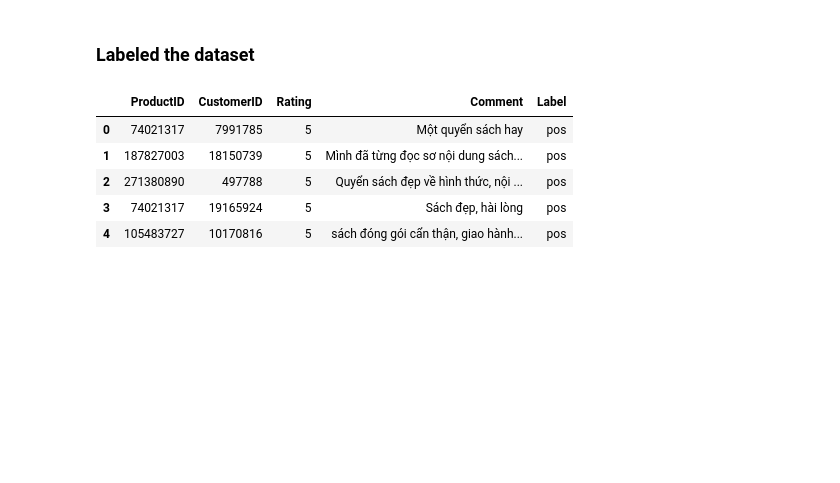
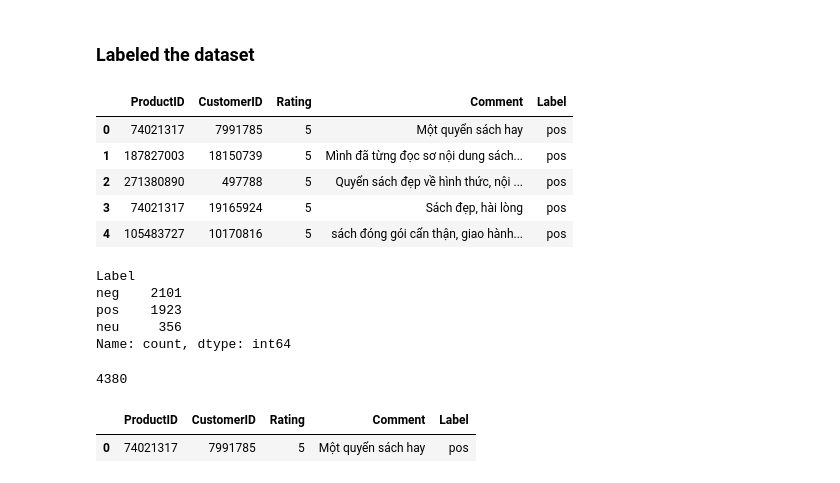
Before and after one commit to dattv23/DoAnTotNghiep, a Jupyter notebook: 03.SourceCode/prepare_dataset.ipynb, the cells around one changed output. Saved outputs shown, nothing was run; the diff lists cells and outputs as text; code cells hidden in the pictures; blank space fills up the shorter version.

```diff
--- a/03.SourceCode/prepare_dataset.ipynb
+++ b/03.SourceCode/prepare_dataset.ipynb
@@ -73,24 +87,20 @@ reviews_5stars.to_csv("../02.Dataset/labeled/reviews_5stars.csv", index=False)
 # %% [markdown]
 ### Labeled the dataset
 # %%
-reviews_5stars = pd.read_csv('../02.Dataset/labeled/reviews_5stars.csv')
-reviews_4stars = pd.read_excel(
-    "../02.Dataset/labeled/reviews_4stars.xlsx", sheet_name="Sheet1"
-)
-reviews_3stars = pd.read_excel(
-    "../02.Dataset/labeled/reviews_3stars.xlsx", sheet_name="Sheet1"
-)
+reviews_5stars = pd.read_csv("../02.Dataset/labeled/reviews_5stars.csv")
+reviews_4stars = pd.read_csv("../02.Dataset/labeled/reviews_4stars.csv")
+reviews_3stars = pd.read_csv("../02.Dataset/labeled/reviews_3stars.csv")
 reviews_2stars = pd.read_csv("../02.Dataset/labeled/reviews_2stars.csv")
 reviews_1star = pd.read_csv("../02.Dataset/labeled/reviews_1star.csv")
+
 # Concatenate all DataFrames into one
-reviews = pd.concat(
-    [reviews_5stars, reviews_4stars, reviews_3stars, reviews_2stars, reviews_1star],
-    ignore_index=True,
-)
+reviews = pd.concat([reviews_5stars, reviews_4stars, reviews_3stars, reviews_2stars, reviews_1star], ignore_index=True)
 # %%
 reviews.dropna(subset=["Comment"], inplace=True)
 reviews["Label"] = reviews["Label"].str.strip().str.replace("\\", "", regex=False)
 # %%
+reviews.dropna(subset=["Comment"], inplace=True)
+reviews.dropna(subset=["Label"], inplace=True)
 reviews.reset_index(drop=True, inplace=True)
 # %%
 reviews.head()
@@ -101,5 +111,24 @@ reviews.head()
 | 2 | 271380890 | 497788 | 5 | Quyển sách đẹp về hình thức, nội ... | pos |
 | 3 | 74021317 | 19165924 | 5 | Sách đẹp, hài lòng | pos |
 | 4 | 105483727 | 10170816 | 5 | sách đóng gói cẩn thận, giao hành... | pos |
+# %%
+reviews['Label'].value_counts()
+# %% [output]
+Label
+neg    2101
+pos    1923
+neu     356
+Name: count, dtype: int64
+# %%
+reviews = reviews[reviews['Label'] != 'neu']
+# %%
+len(reviews)
+# %% [output]
+4380
 # %%
 reviews.to_csv("../02.Dataset/labeled/reviews.csv", index=False)
+# %%
+reviews.query("CustomerID == 7991785").head(10)
+# %% [output]
+|  | ProductID | CustomerID | Rating | Comment | Label |
+| 0 | 74021317 | 7991785 | 5 | Một quyển sách hay | pos |
```
Also changed, not shown: parts of 3 cells of this notebook, 27 other files.
